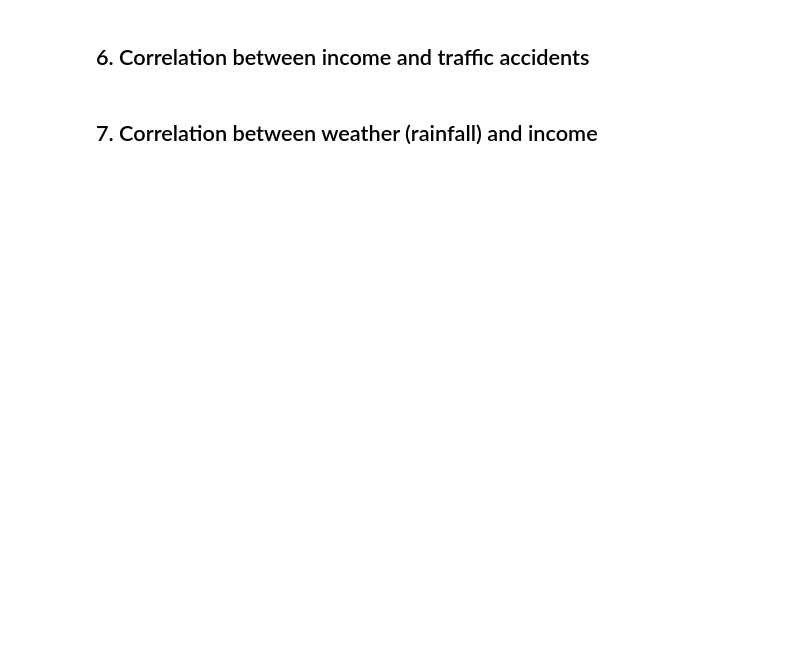
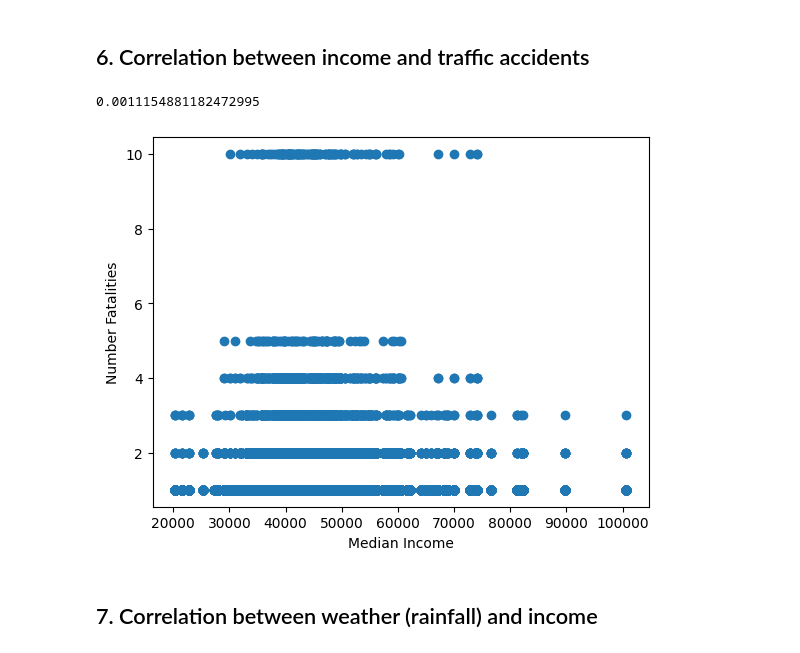
Before and after one commit to BunniYubel/CloudComputingA2, a Jupyter notebook: Data_Visualization.ipynb, the cells around one changed output. Cells and saved outputs as stored; diff of their text form; code cells hidden in the pictures; blank space fills up the shorter version.

```diff
--- a/Data_Visualization.ipynb
+++ b/Data_Visualization.ipynb
@@ -330,31 +272,35 @@ plt.show()
 ## 6. Correlation between income and traffic accidents
 # %%
 # Correlation between income and traffic accidents
+income_to_merge = pd.DataFrame(income_data)
+
+# # Convert 'State' column to string in both DataFrames
+traffic_to_merge['State'] = traffic_to_merge['State'].astype(str)
+income_to_merge['State'] = income_state.astype(str)
+merged_df = pd.merge(traffic_to_merge, income_to_merge, on='State')
 
 # Convert the 'Number Fatalities' column to numeric
-traffic_2023_df['Number Fatalities'] = pd.to_numeric(traffic_2023_df['Number Fatalities'], errors='coerce')
-traffic_grouped = traffic_2023_df.groupby('State')['Number Fatalities'].sum()
+traffic_to_merge['Number Fatalities'] = pd.to_numeric(traffic_to_merge['Number Fatalities'], errors='coerce')
+traffic_grouped = traffic_to_merge.groupby('State')['Number Fatalities'].sum()
 
-traffic_state_counts = traffic_2023_df['State'].value_counts()
+traffic_state_counts = traffic_to_merge['State'].value_counts()
 
 # Calculate the median of 'median_aud' for each state
 income_grouped = income_df.groupby('State')['median_aud'].median()
-merged_df = pd.merge(traffic_2023_df, income_df, on='State')
+merged_df = pd.merge(traffic_to_merge, income_to_merge, on='State')
 
 # Calculate the correlation between 'Number Fatalities' and 'median_income'
 correlation = merged_df['Number Fatalities'].corr(merged_df['median_aud'])
 
-
 print(correlation)
 
 plt.scatter(merged_df['median_aud'], merged_df['Number Fatalities'])
-
-# Set the labels
 plt.xlabel('Median Income')
 plt.ylabel('Number Fatalities')
-
-# Show the plot
 plt.show()
+# %% [output]
+0.0011154881182472995
+[figure, added]
 # %% [markdown]
 ## 7. Correlation between weather (rainfall) and income
 # %%
```
Also changed, not shown: parts of 15 cells of this notebook.
